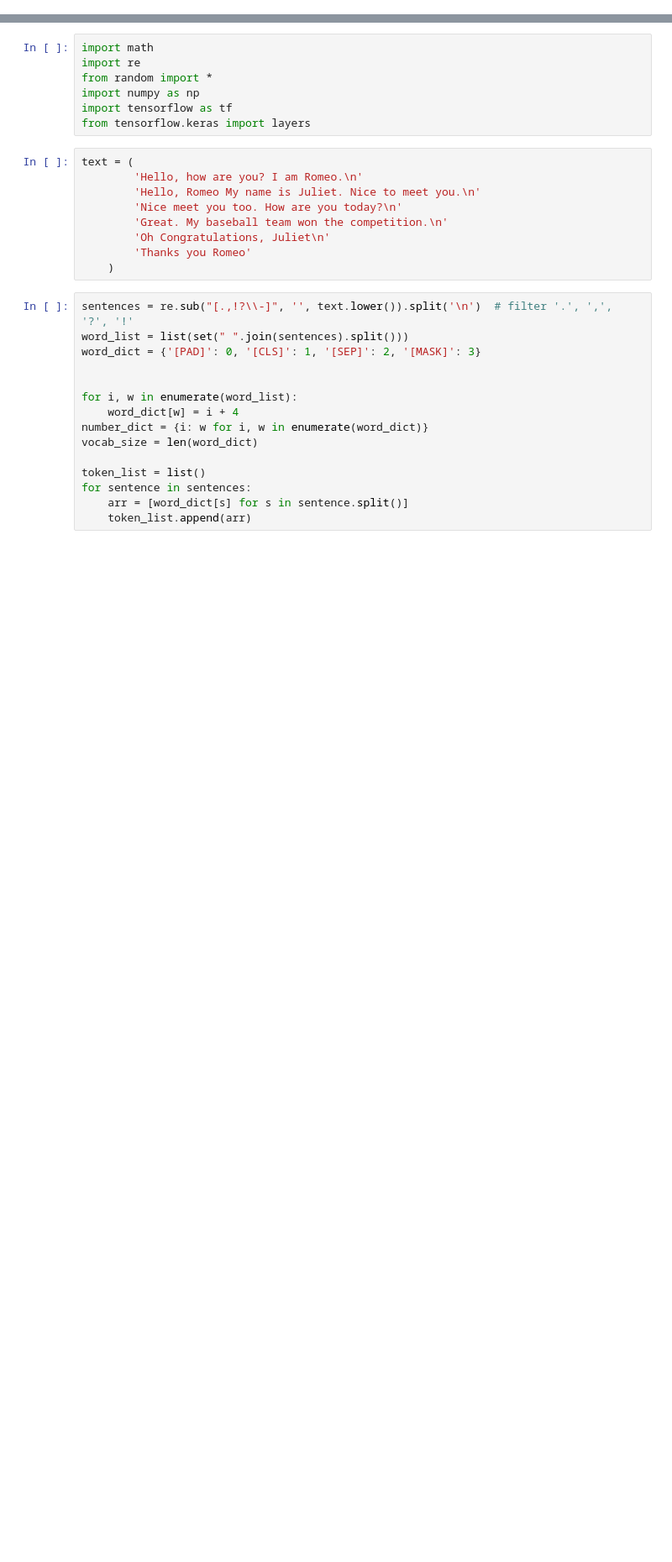
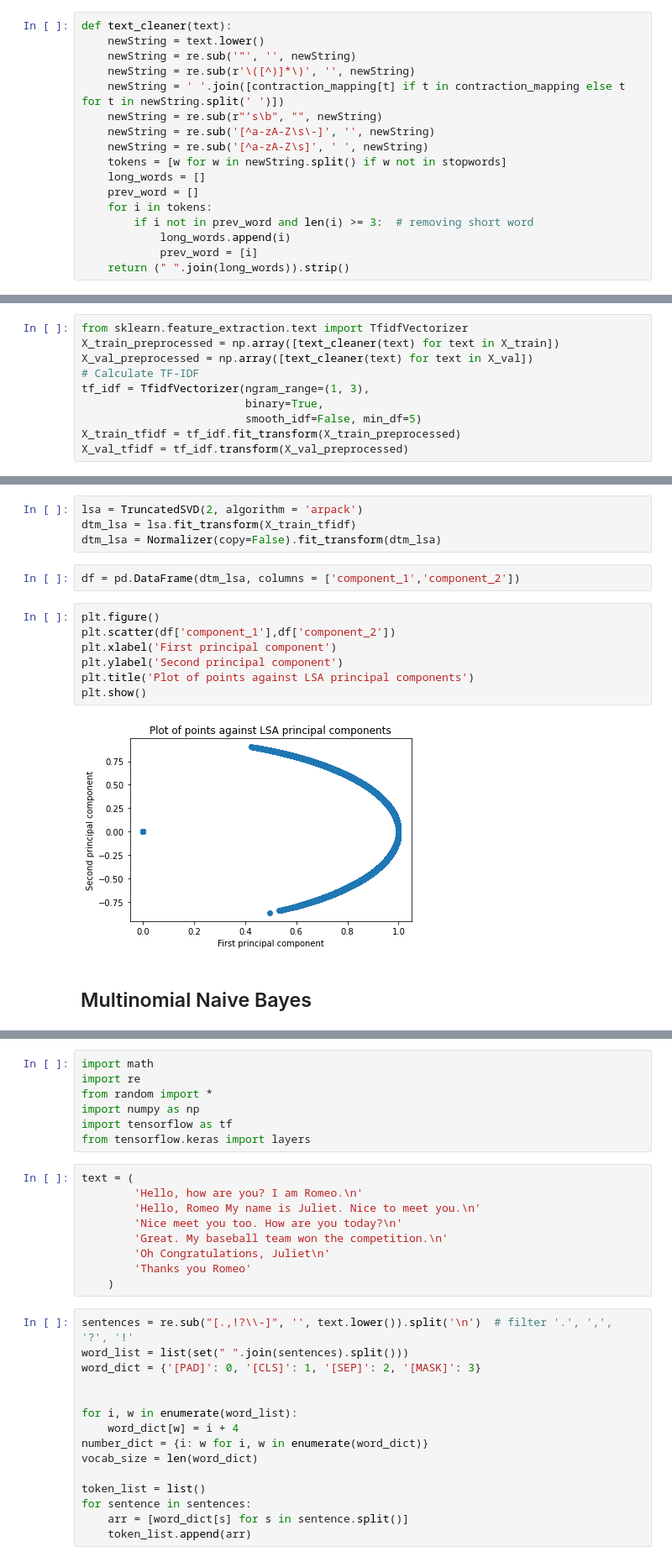
Before and after one commit to michaelmml/Word-Generation-with-Attention, a Jupyter notebook: EncoderBERT.ipynb, the cells around one changed output, grey strips where cells are left out. Shown at 84% size. Cells and saved outputs as stored; diff of their text form; blank space fills up the shorter version.

```diff
--- a/EncoderBERT.ipynb
+++ b/EncoderBERT.ipynb
@@ -2,0 +126,17 @@
+# %%
+def text_cleaner(text):
+    newString = text.lower()
+    newString = re.sub('"', '', newString)
+    newString = re.sub(r'\([^)]*\)', '', newString)
+    newString = ' '.join([contraction_mapping[t] if t in contraction_mapping else t for t in newString.split(' ')])
+    newString = re.sub(r"’s\b", "", newString)
+    newString = re.sub('[^a-zA-Z\s\-]', '', newString)
+    newString = re.sub('[^a-zA-Z\s]', ' ', newString)
+    tokens = [w for w in newString.split() if w not in stopwords]
+    long_words = []
+    prev_word = []
+    for i in tokens:
+        if i not in prev_word and len(i) >= 3:  # removing short word
+            long_words.append(i)
+            prev_word = [i]
+    return (" ".join(long_words)).strip()
@@ -2,0 +145,10 @@
+# %%
+from sklearn.feature_extraction.text import TfidfVectorizer
+X_train_preprocessed = np.array([text_cleaner(text) for text in X_train])
+X_val_preprocessed = np.array([text_cleaner(text) for text in X_val])
+# Calculate TF-IDF
+tf_idf = TfidfVectorizer(ngram_range=(1, 3),
+                         binary=True,
+                         smooth_idf=False, min_df=5)
+X_train_tfidf = tf_idf.fit_transform(X_train_preprocessed)
+X_val_tfidf = tf_idf.transform(X_val_preprocessed)
@@ -2,0 +167,17 @@
+# %%
+lsa = TruncatedSVD(2, algorithm = 'arpack')
+dtm_lsa = lsa.fit_transform(X_train_tfidf)
+dtm_lsa = Normalizer(copy=False).fit_transform(dtm_lsa)
+# %%
+df = pd.DataFrame(dtm_lsa, columns = ['component_1','component_2'])
+# %%
+plt.figure()
+plt.scatter(df['component_1'],df['component_2'])
+plt.xlabel('First principal component')
+plt.ylabel('Second principal component')
+plt.title('Plot of points against LSA principal components')
+plt.show()
+# %% [output]
+[figure, added]
+# %% [markdown]
+## Multinomial Naive Bayes
```
Also changed, not shown: parts of 46 cells of this notebook.
